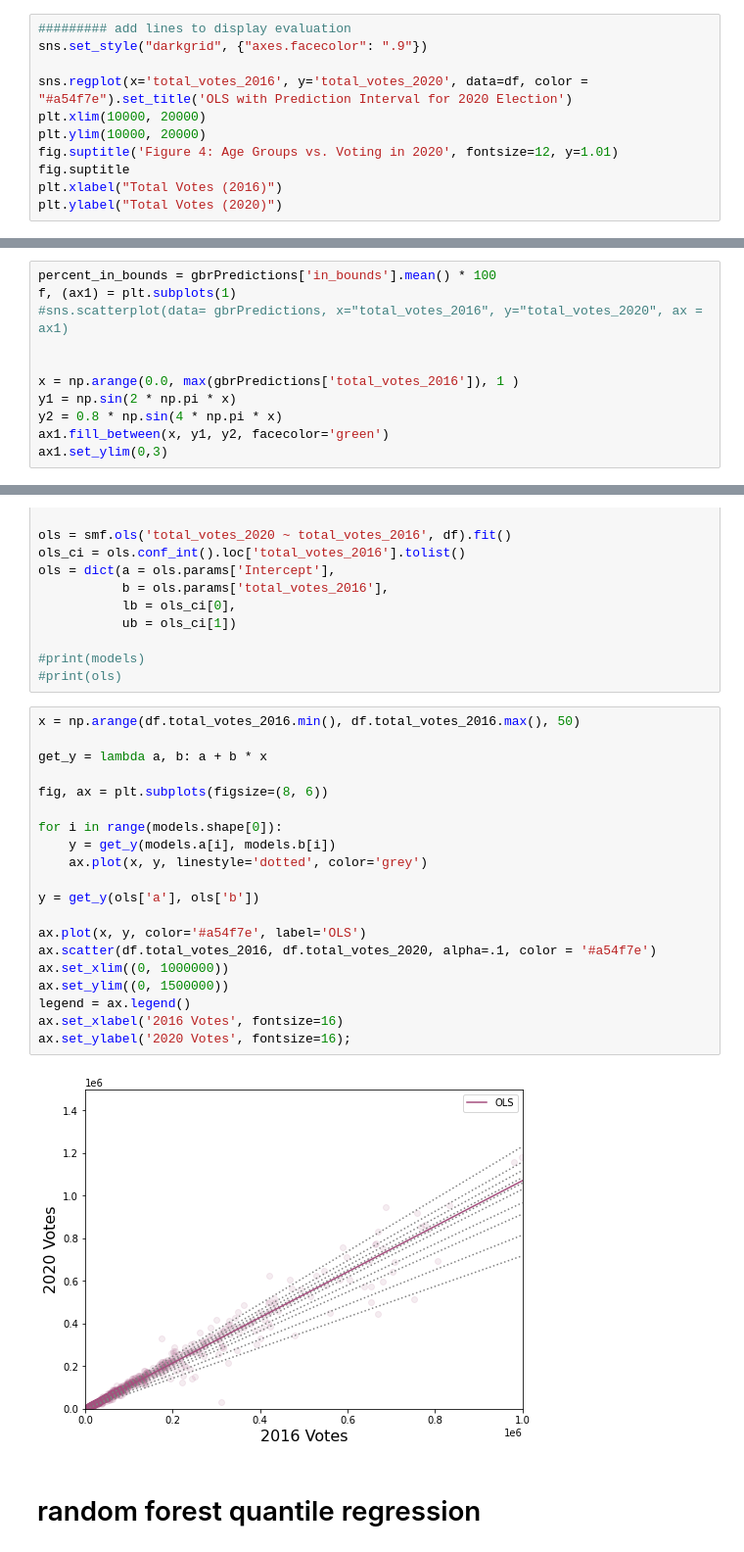
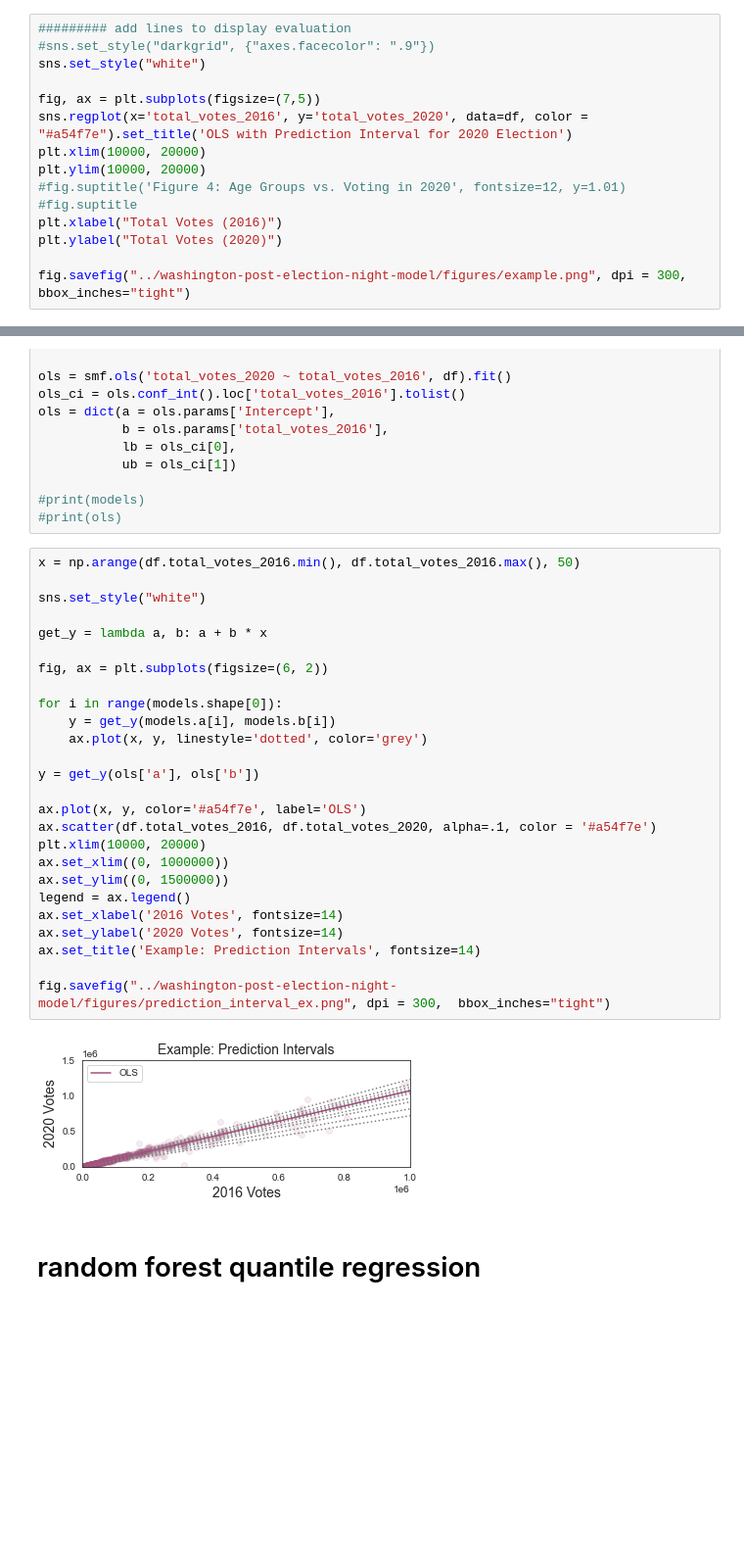
Before and after one commit to madelinekinnaird/washington-post-election-night-model, a Jupyter notebook: Modeling.ipynb, the cells around one changed output, grey strips where cells are left out. Shown at 98% size. Drawn from its saved outputs; the diff is of its cells as text; blank space fills up the shorter version.

```diff
--- a/Modeling.ipynb
+++ b/Modeling.ipynb
@@ -166,13 +241,17 @@ def plot_interval_trends(df):
 ##### Evaluate how close the guesses are
 # %%
 ######### add lines to display evaluation
-sns.set_style("darkgrid", {"axes.facecolor": ".9"})
+#sns.set_style("darkgrid", {"axes.facecolor": ".9"})
+sns.set_style("white")
 
+fig, ax = plt.subplots(figsize=(7,5))
 sns.regplot(x='total_votes_2016', y='total_votes_2020', data=df, color = "#a54f7e").set_title('OLS with Prediction Interval for 2020 Election')
 plt.xlim(10000, 20000)
 plt.ylim(10000, 20000)
-fig.suptitle('Figure 4: Age Groups vs. Voting in 2020', fontsize=12, y=1.01)
-fig.suptitle
+#fig.suptitle('Figure 4: Age Groups vs. Voting in 2020', fontsize=12, y=1.01)
+#fig.suptitle
 plt.xlabel("Total Votes (2016)")
 plt.ylabel("Total Votes (2020)")
+
+fig.savefig("../washington-post-election-night-model/figures/example.png", dpi = 300,  bbox_inches="tight")
 # %% [output]
@@ -244,11 +322,0 @@ plot_interval_metrics(gbrPredictions)
-# %%
-percent_in_bounds = gbrPredictions['in_bounds'].mean() * 100
-f, (ax1) = plt.subplots(1)
-#sns.scatterplot(data= gbrPredictions, x="total_votes_2016", y="total_votes_2020", ax = ax1)
-
-
-x = np.arange(0.0, max(gbrPredictions['total_votes_2016']), 1 )
-y1 = np.sin(2 * np.pi * x)
-y2 = 0.8 * np.sin(4 * np.pi * x)
-ax1.fill_between(x, y1, y2, facecolor='green')
-ax1.set_ylim(0,3)
@@ -305,25 +370,31 @@ ols = dict(a = ols.params['Intercept'],
 # %%
 x = np.arange(df.total_votes_2016.min(), df.total_votes_2016.max(), 50)
 
+sns.set_style("white")
+
 get_y = lambda a, b: a + b * x
 
-fig, ax = plt.subplots(figsize=(8, 6))
+fig, ax = plt.subplots(figsize=(6, 2))
 
 for i in range(models.shape[0]):
     y = get_y(models.a[i], models.b[i])
     ax.plot(x, y, linestyle='dotted', color='grey')
 
 y = get_y(ols['a'], ols['b'])
 
 ax.plot(x, y, color='#a54f7e', label='OLS')
 ax.scatter(df.total_votes_2016, df.total_votes_2020, alpha=.1, color = '#a54f7e')
+plt.xlim(10000, 20000)
 ax.set_xlim((0, 1000000))
 ax.set_ylim((0, 1500000))
 legend = ax.legend()
-ax.set_xlabel('2016 Votes', fontsize=16)
-ax.set_ylabel('2020 Votes', fontsize=16);
+ax.set_xlabel('2016 Votes', fontsize=14)
+ax.set_ylabel('2020 Votes', fontsize=14)
+ax.set_title('Example: Prediction Intervals', fontsize=14)
+
+fig.savefig("../washington-post-election-night-model/figures/prediction_interval_ex.png", dpi = 300,  bbox_inches="tight")
 # %% [output]
-[figure, old version]
+[figure, new version]
 # %% [markdown]
 # random forest quantile regression
 # %%
```
Also changed, not shown: parts of 42 cells of this notebook.
